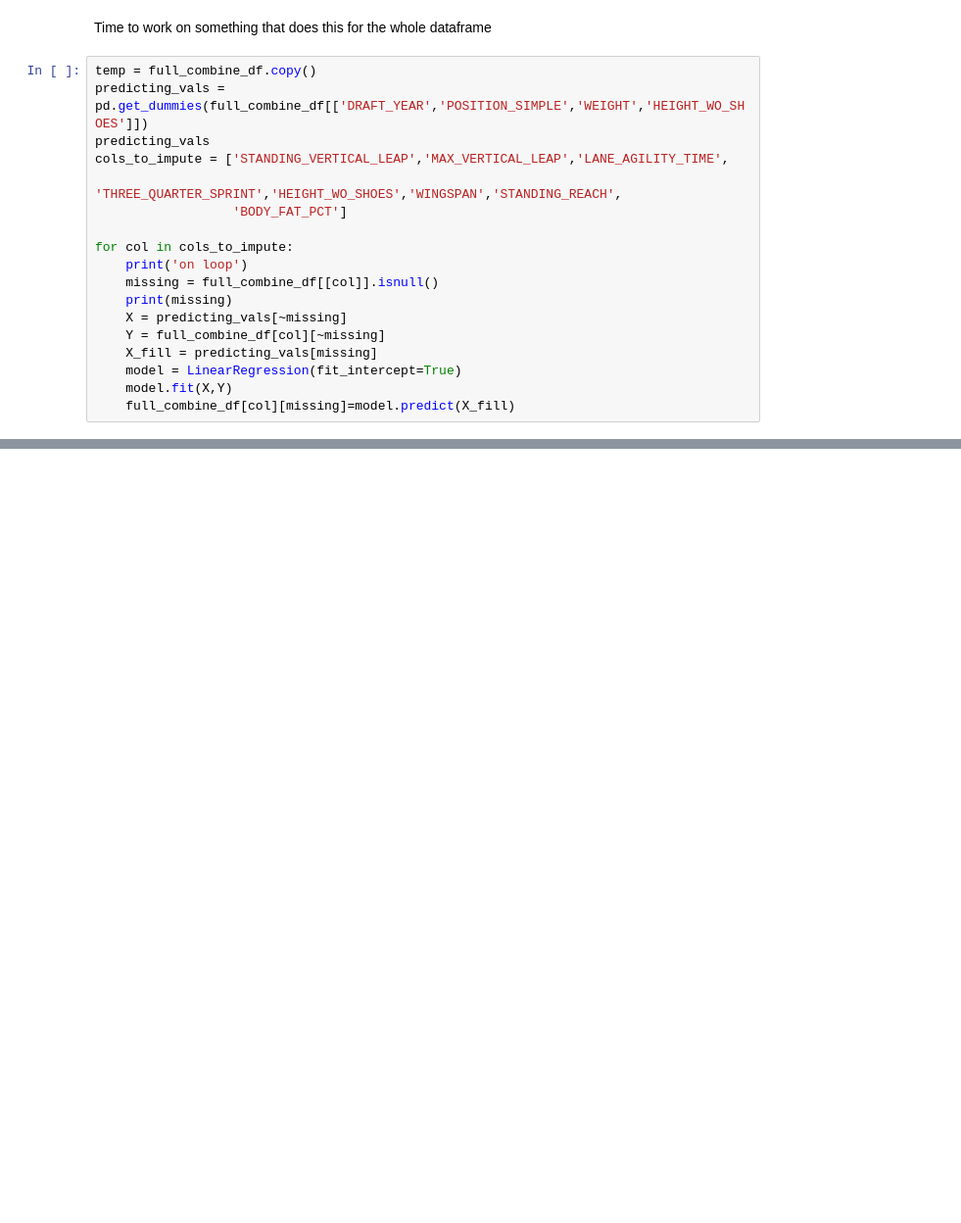
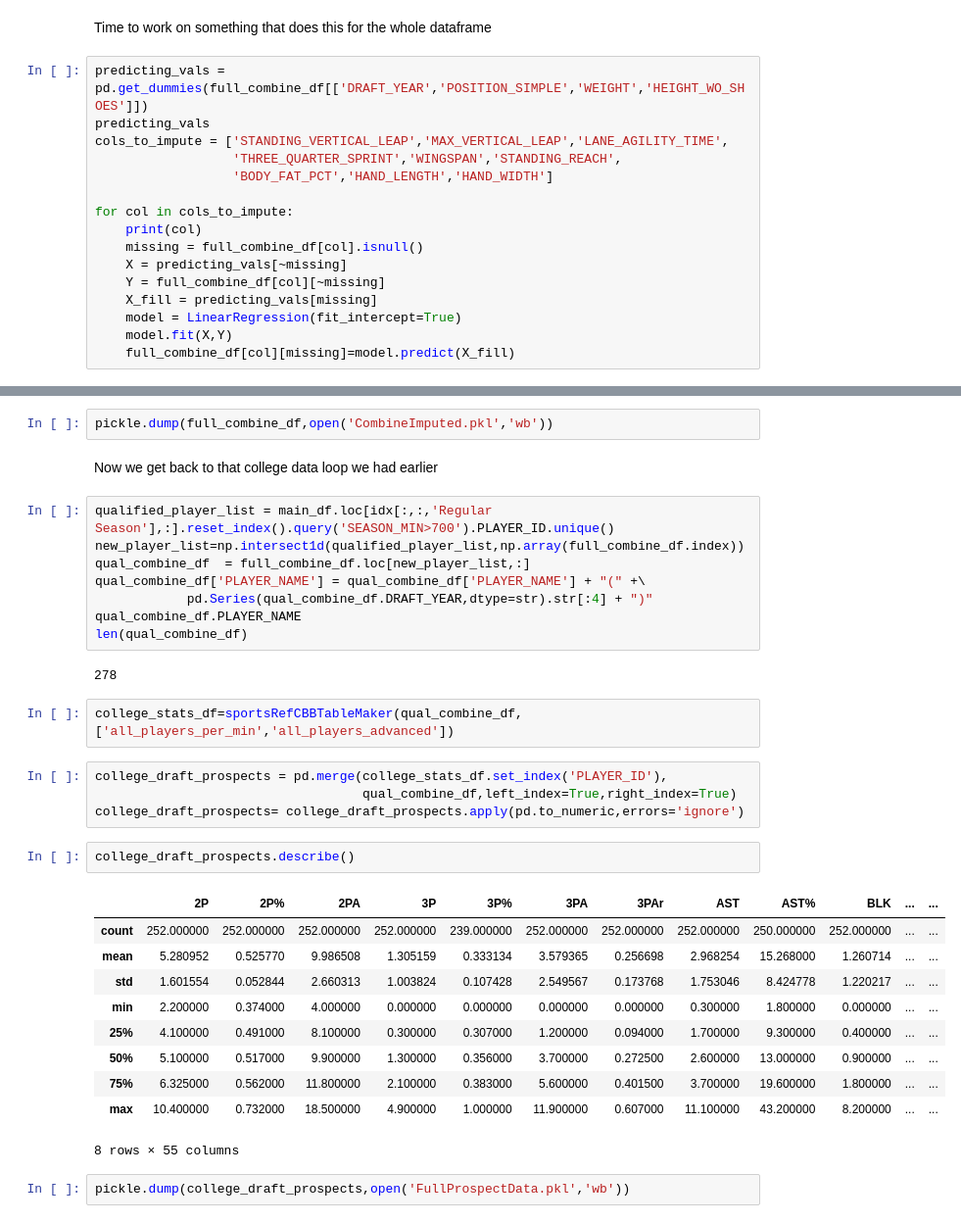
Before and after one commit to dhosk/Spring-2018, a Jupyter notebook: Final Project Slightly more clean.ipynb, the cells around one changed output, grey strips where cells are left out. Shown: that part at 98% size. Drawn from its saved outputs; the diff is of its cells as text; blank space fills up the shorter version.

```diff
--- a/Final Project Slightly more clean.ipynb
+++ b/Final Project Slightly more clean.ipynb
@@ -473,17 +479,15 @@ lane_agility_missing.groupby('POSITION_SIMPLE')['LANE_AGILITY_TIME'].describe()
 # %% [markdown]
 Time to work on something that does this for the whole dataframe
 # %%
-temp = full_combine_df.copy()
 predicting_vals = pd.get_dummies(full_combine_df[['DRAFT_YEAR','POSITION_SIMPLE','WEIGHT','HEIGHT_WO_SHOES']])
 predicting_vals
 cols_to_impute = ['STANDING_VERTICAL_LEAP','MAX_VERTICAL_LEAP','LANE_AGILITY_TIME',
-                  'THREE_QUARTER_SPRINT','HEIGHT_WO_SHOES','WINGSPAN','STANDING_REACH',
-                  'BODY_FAT_PCT']
+                  'THREE_QUARTER_SPRINT','WINGSPAN','STANDING_REACH',
+                  'BODY_FAT_PCT','HAND_LENGTH','HAND_WIDTH']
 
 for col in cols_to_impute:
-    print('on loop')
-    missing = full_combine_df[[col]].isnull()
-    print(missing)
+    print(col)
+    missing = full_combine_df[col].isnull()
     X = predicting_vals[~missing]
     Y = full_combine_df[col][~missing]
     X_fill = predicting_vals[missing]
@@ -533,0 +511,35 @@ Name: STANDING_VERTICAL_LEAP, Length: 536, dtype: bool
+# %%
+pickle.dump(full_combine_df,open('CombineImputed.pkl','wb'))
+# %% [markdown]
+Now we get back to that college data loop we had earlier
+# %%
+qualified_player_list = main_df.loc[idx[:,:,'Regular Season'],:].reset_index().query('SEASON_MIN>700').PLAYER_ID.unique()
+new_player_list=np.intersect1d(qualified_player_list,np.array(full_combine_df.index))
+qual_combine_df  = full_combine_df.loc[new_player_list,:]
+qual_combine_df['PLAYER_NAME'] = qual_combine_df['PLAYER_NAME'] + "(" +\
+            pd.Series(qual_combine_df.DRAFT_YEAR,dtype=str).str[:4] + ")"
+qual_combine_df.PLAYER_NAME
+len(qual_combine_df)
+# %% [output]
+278
+# %%
+college_stats_df=sportsRefCBBTableMaker(qual_combine_df,['all_players_per_min','all_players_advanced'])
+# %%
+college_draft_prospects = pd.merge(college_stats_df.set_index('PLAYER_ID'),
+                                   qual_combine_df,left_index=True,right_index=True)
+college_draft_prospects= college_draft_prospects.apply(pd.to_numeric,errors='ignore')
+# %%
+college_draft_prospects.describe()
+# %% [output]
+|  | 2P | 2P% | 2PA | 3P | 3P% | 3PA | 3PAr | AST | AST% | BLK | ... | ... |
+| count | 252.000000 | 252.000000 | 252.000000 | 252.000000 | 239.000000 | 252.000000 | 252.000000 | 252.000000 | 250.000000 | 252.000000 | ... | ... |
+| mean | 5.280952 | 0.525770 | 9.986508 | 1.305159 | 0.333134 | 3.579365 | 0.256698 | 2.968254 | 15.268000 | 1.260714 | ... | ... |
+| std | 1.601554 | 0.052844 | 2.660313 | 1.003824 | 0.107428 | 2.549567 | 0.173768 | 1.753046 | 8.424778 | 1.220217 | ... | ... |
+| min | 2.200000 | 0.374000 | 4.000000 | 0.000000 | 0.000000 | 0.000000 | 0.000000 | 0.300000 | 1.800000 | 0.000000 | ... | ... |
+| 25% | 4.100000 | 0.491000 | 8.100000 | 0.300000 | 0.307000 | 1.200000 | 0.094000 | 1.700000 | 9.300000 | 0.400000 | ... | ... |
+| 50% | 5.100000 | 0.517000 | 9.900000 | 1.300000 | 0.356000 | 3.700000 | 0.272500 | 2.600000 | 13.000000 | 0.900000 | ... | ... |
+| 75% | 6.325000 | 0.562000 | 11.800000 | 2.100000 | 0.383000 | 5.600000 | 0.401500 | 3.700000 | 19.600000 | 1.800000 | ... | ... |
+| max | 10.400000 | 0.732000 | 18.500000 | 4.900000 | 1.000000 | 11.900000 | 0.607000 | 11.100000 | 43.200000 | 8.200000 | ... | ... |
+8 rows × 55 columns
+# %%
+pickle.dump(college_draft_prospects,open('FullProspectData.pkl','wb'))
```
Also changed, not shown: parts of 7 cells of this notebook, 8 other files.
